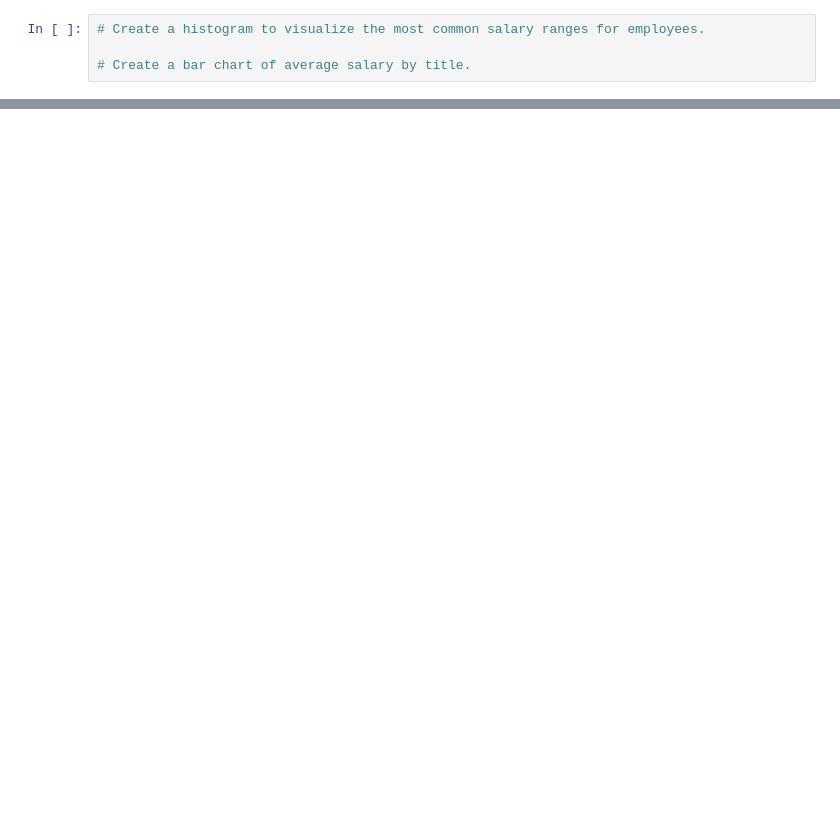
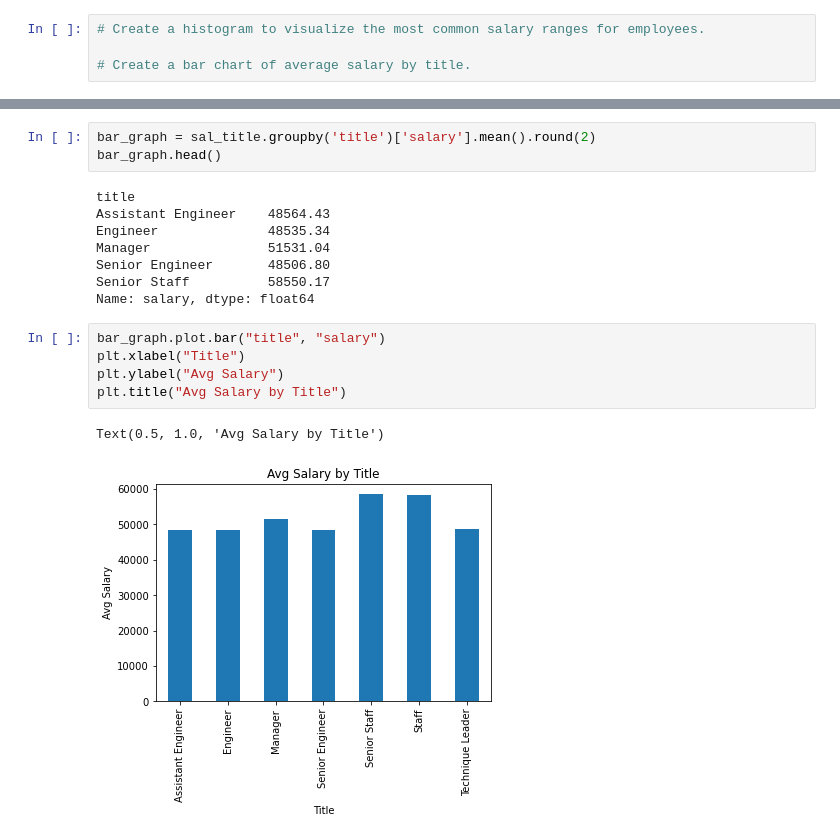
Before and after one commit to arerickson28/sql-challenge, a Jupyter notebook: Employee_SQL/SQL_challenge_bonus.ipynb, the cells around one changed output, grey strips where cells are left out. Drawn from its saved outputs; the diff is of its cells as text; blank space fills up the shorter version.

```diff
--- a/Employee_SQL/SQL_challenge_bonus.ipynb
+++ b/Employee_SQL/SQL_challenge_bonus.ipynb
@@ -66,0 +91,19 @@ data.head()
+# %%
+bar_graph = sal_title.groupby('title')['salary'].mean().round(2)
+bar_graph.head()
+# %% [output]
+title
+Assistant Engineer    48564.43
+Engineer              48535.34
+Manager               51531.04
+Senior Engineer       48506.80
+Senior Staff          58550.17
+Name: salary, dtype: float64
+# %%
+bar_graph.plot.bar("title", "salary")
+plt.xlabel("Title")
+plt.ylabel("Avg Salary")
+plt.title("Avg Salary by Title")
+# %% [output]
+Text(0.5, 1.0, 'Avg Salary by Title')
+[figure, added]
```
Also changed, not shown: parts of 13 cells of this notebook, 3 other files.
